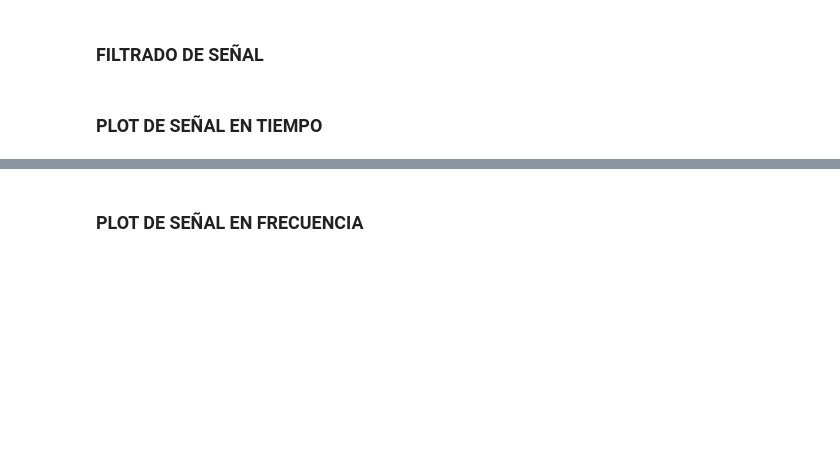
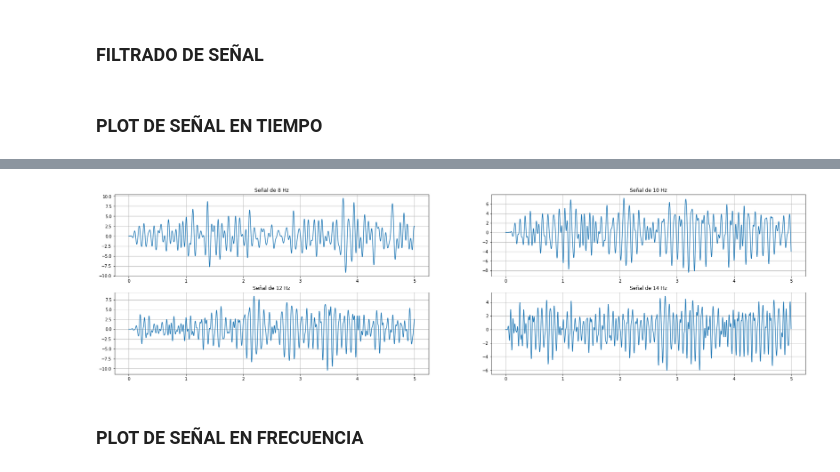
Before and after one commit to josevasquez123/DB_SSVEP, a Jupyter notebook: test.ipynb, the cells around one changed output, grey strips where cells are left out. Saved outputs shown, nothing was run; the diff lists cells and outputs as text; code cells hidden in the pictures; blank space fills up the shorter version.

```diff
--- a/test.ipynb
+++ b/test.ipynb
@@ -171,9 +244,15 @@ S1_OZ = get_data(S2,'Oz','10.0')
+# %%
+freqs = [8,10,12,14]
+P4_OZ = get_all_data(people[1],'Oz',freqs)
 # %% [markdown]
 ### PROMEDIO DE SEÑAL Y ELIMINACION DE RUIDO
 # %%
 S1_OZ_15Hz_AVG = avg_signal(S1_OZ)
 
 S1_OZ_15Hz_AVG_5sec = drop_trash_data(S1_OZ_15Hz_AVG,trash_data)
+# %%
+P4_OZ_AVG = avg_all_signals(P4_OZ)
+P4_OZ_AVG_WT= drop_all_trash_data(P4_OZ_AVG, trash_data)
 # %% [markdown]
 ### FILTRADO DE SEÑAL
 # %%
@@ -183,5 +262,7 @@ filtered = butter_bandpass_filter(data=S1_OZ_15Hz_AVG_5sec,lowcut=7,highcut=30,f
 
 filtered_with_notch = notch_filter(filtered)
+# %%
+P4_OZ_AVG_WT_F = bandpass_filter_all(P4_OZ_AVG_WT,freqs=freqs,fs=sr,order=9)
 # %% [markdown]
 ### PLOT DE SEÑAL EN TIEMPO
 # %%
@@ -194,3 +275,10 @@ plot_time_signals(S1_OZ_15Hz_AVG_5sec, filtered_with_notch)
+# %%
+max_time = len(P4_OZ_AVG_WT_F[0])/sr
+time_steps = np.linspace(0, max_time, len(P4_OZ_AVG_WT_F[0]))
+
+plot_all_time(P4_OZ_AVG_WT_F,time_steps,freqs)
+# %% [output]
+[figure, added]
 # %% [markdown]
 ### PLOT DE SEÑAL EN FRECUENCIA
 # %%
```
Also changed, not shown: parts of 19 cells of this notebook.
